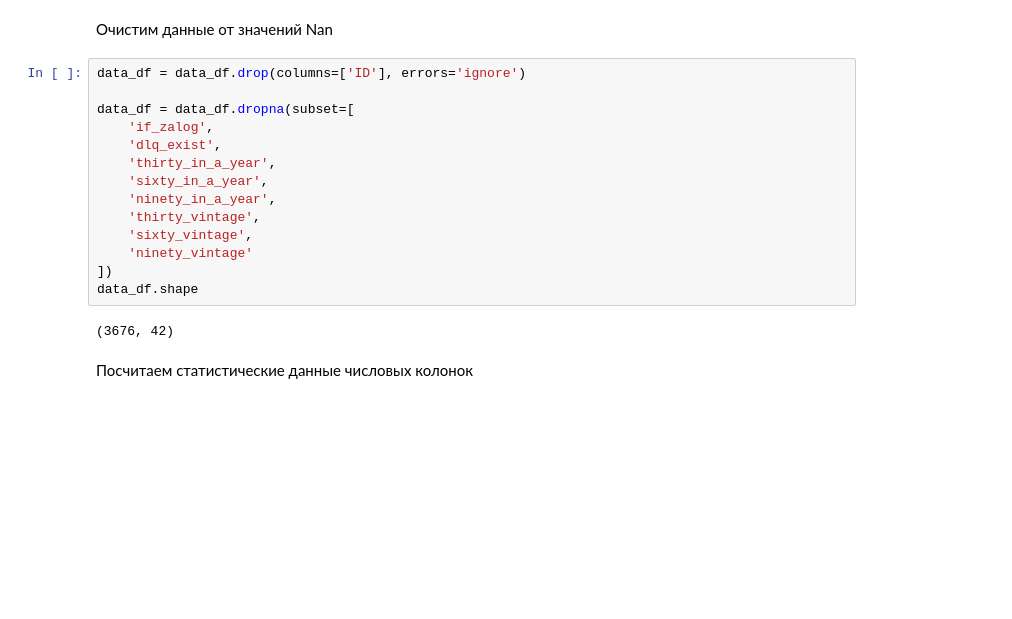
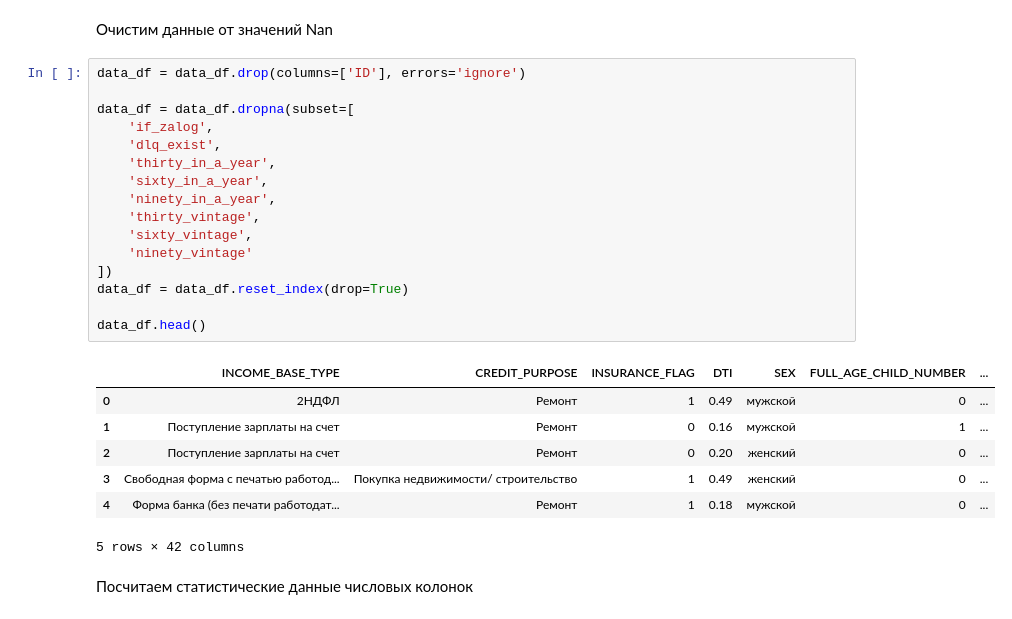
Before and after one commit to Deaacon/HW_1_2025-Roman_Dyakonov, a Jupyter notebook: solution.ipynb, the cells around one changed output. Saved outputs shown, nothing was run; the diff lists cells and outputs as text; blank space fills up the shorter version.

```diff
--- a/solution.ipynb
+++ b/solution.ipynb
@@ -131,19 +134,27 @@ description_df
 # %%
 data_df = data_df.drop(columns=['ID'], errors='ignore')
 
 data_df = data_df.dropna(subset=[
     'if_zalog',
     'dlq_exist',
     'thirty_in_a_year',
     'sixty_in_a_year',
     'ninety_in_a_year',
     'thirty_vintage',
     'sixty_vintage',
     'ninety_vintage'
 ])
-data_df.shape
+data_df = data_df.reset_index(drop=True)
+
+data_df.head()
 # %% [output]
+|  | INCOME_BASE_TYPE | CREDIT_PURPOSE | INSURANCE_FLAG | DTI | SEX | FULL_AGE_CHILD_NUMBER | ... |
+| 0 | 2НДФЛ | Ремонт | 1 | 0.49 | мужской | 0 | ... |
+| 1 | Поступление зарплаты на счет | Ремонт | 0 | 0.16 | мужской | 1 | ... |
+| 2 | Поступление зарплаты на счет | Ремонт | 0 | 0.20 | женский | 0 | ... |
+| 3 | Свободная форма с печатью работод... | Покупка недвижимости/ строительство | 1 | 0.49 | женский | 0 | ... |
+| 4 | Форма банка (без печати работодат... | Ремонт | 1 | 0.18 | мужской | 0 | ... |
-(3676, 42)
+5 rows × 42 columns
 # %% [markdown]
 Посчитаем статистические данные числовых колонок
 # %%
```
Also changed, not shown: parts of 11 cells of this notebook.
